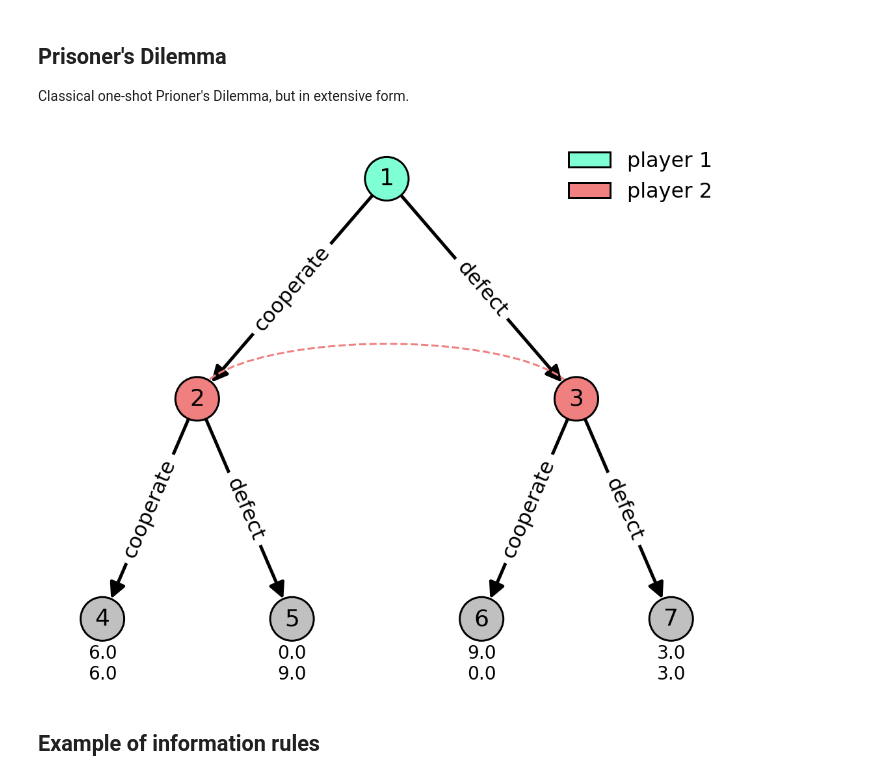
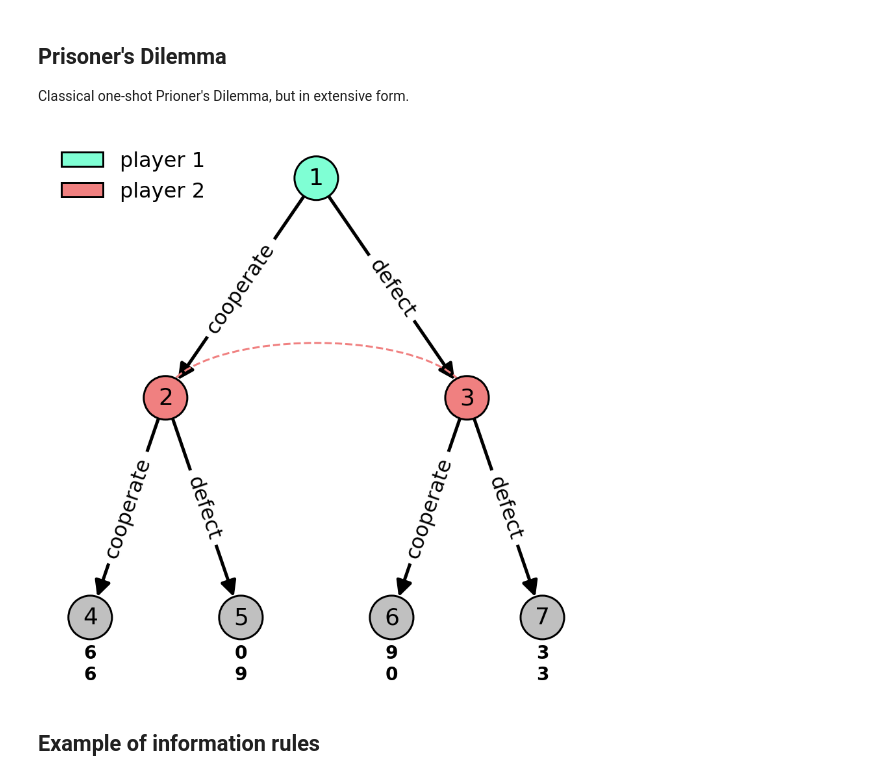
Before and after one commit to nmontesg/norms-games, a Jupyter notebook: examples/extensive_games_example.ipynb, the cells around one changed output. Cells and saved outputs as stored; diff of their text form; code cells hidden in the pictures.

Commit message:
choose decimal position in the utilities when plotting games

```diff
--- a/examples/extensive_games_example.ipynb
+++ b/examples/extensive_games_example.ipynb
@@ -98,38 +98,39 @@ pd.add_edge(2, 4, 'cooperate')
 pd.add_edge(2, 5, 'defect')
 pd.add_edge(3, 6, 'cooperate')
 pd.add_edge(3, 7, 'defect')
 
 pd.set_information_partition('player 2', {2, 3})
 
 pd.set_utility(4, {'player 1':6, 'player 2':6})
 pd.set_utility(5, {'player 1':0, 'player 2':9})
 pd.set_utility(6, {'player 1':9, 'player 2':0})
 pd.set_utility(7, {'player 1':3, 'player 2':3})
 
 position_colors =  {'player 1':'aquamarine', 'player 2':'lightcoral'}
-my_fig_kwargs = dict(figsize=(15, 12), frameon=False, tight_layout=True)
+my_fig_kwargs = dict(figsize=(12, 12), tight_layout=True)
 my_node_kwargs = dict(font_size=36, node_size=4500, edgecolors='k', linewidths=3)
 my_edge_kwargs = dict(arrowsize=50, width=5)
 my_edge_labels_kwargs = dict(font_size=32)
 my_patch_kwargs = dict(linewidth=3)
-my_legend_kwargs = dict(fontsize=32, loc='upper right', edgecolor='white')
-my_utility_label_kwargs = dict(horizontalalignment='center', fontsize=28)
+my_legend_kwargs = dict(fontsize=32, loc='upper left', edgecolor='white')
+my_utility_label_kwargs = dict(horizontalalignment='center', fontsize=28, weight='bold')
 my_info_sets_kwargs = dict(linestyle='--', linewidth=3)
 fig = plot_game(pd,
                 position_colors,
                 fig_kwargs=my_fig_kwargs,
                 node_kwargs=my_node_kwargs,
                 edge_kwargs=my_edge_kwargs,
                 edge_labels_kwargs=my_edge_labels_kwargs,
                 patch_kwargs=my_patch_kwargs,
                 legend_kwargs=my_legend_kwargs,
                 utility_label_kwargs=my_utility_label_kwargs,
-                utility_label_shift=0.055,
+                decimals=0,
+                utility_label_shift=0.06,
                 info_sets_kwargs=my_info_sets_kwargs)
 
 fig.savefig('/home/nmontes/OneDrive/Documentos/PhD/action-situation-language/figures/pd_extensive.png', dpi=400, bbox_inches='tight')
 # %% [output]
-[figure, old version]
+[figure, new version]
 # %% [markdown]
 ## Example of information rules
 # %%
```
Also changed, not shown: parts of 1 cell of this notebook, 7 other files.
